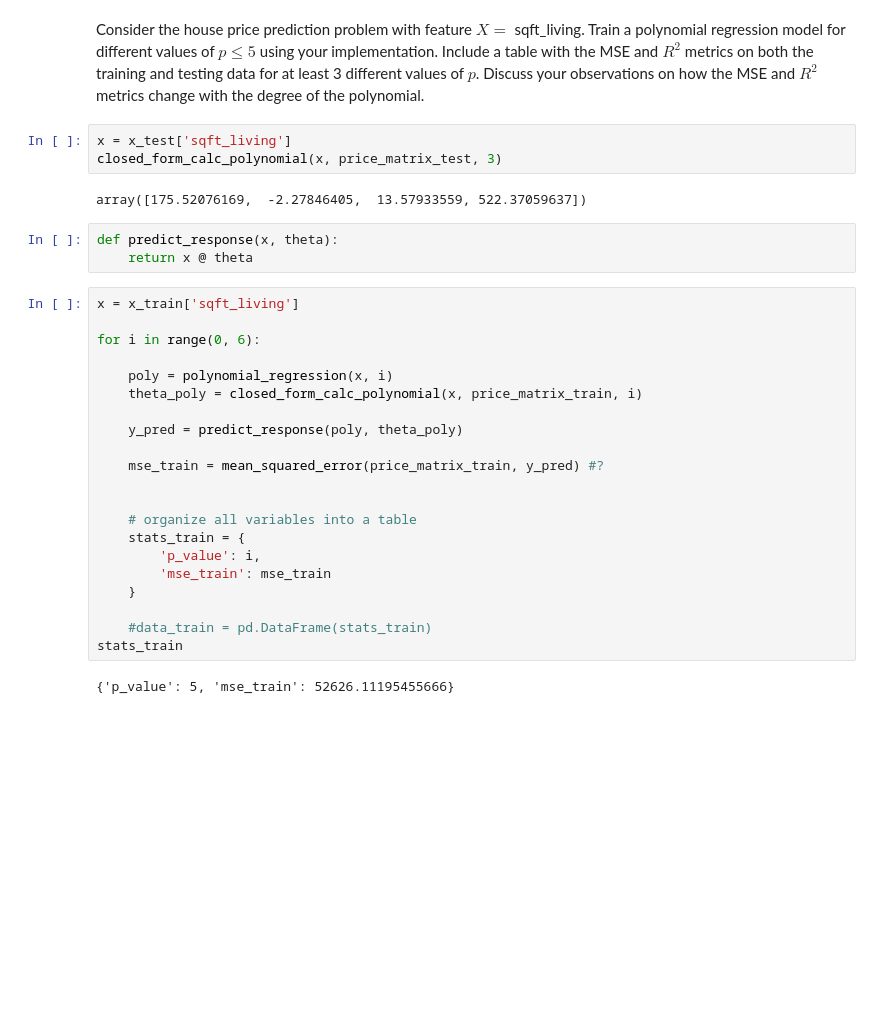
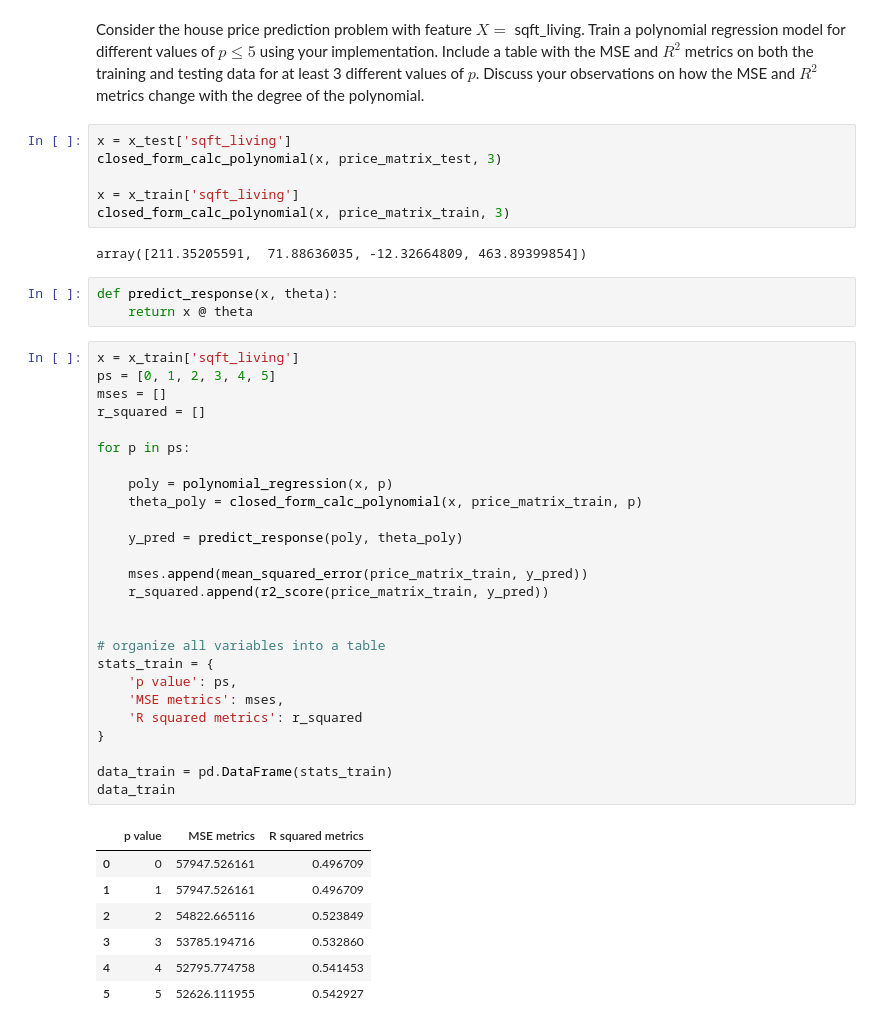
Before and after one commit to pponn/DS4400, a Jupyter notebook: HW2/problem4.ipynb, the cells around one changed output. Drawn from its saved outputs; the diff is of its cells as text; blank space fills up the shorter version.

```diff
--- a/HW2/problem4.ipynb
+++ b/HW2/problem4.ipynb
@@ -174,31 +166,45 @@ Consider the house price prediction problem with feature $X=$ sqft_living. Train
 # %%
 x = x_test['sqft_living']
 closed_form_calc_polynomial(x, price_matrix_test, 3)
+
+x = x_train['sqft_living']
+closed_form_calc_polynomial(x, price_matrix_train, 3)
 # %% [output]
-array([175.52076169,  -2.27846405,  13.57933559, 522.37059637])
+array([211.35205591,  71.88636035, -12.32664809, 463.89399854])
 # %%
 def predict_response(x, theta):
     return x @ theta
 # %%
 x = x_train['sqft_living']
+ps = [0, 1, 2, 3, 4, 5]
+mses = []
+r_squared = []
 
-for i in range(0, 6):
+for p in ps:
 
-    poly = polynomial_regression(x, i)
-    theta_poly = closed_form_calc_polynomial(x, price_matrix_train, i)
+    poly = polynomial_regression(x, p)
+    theta_poly = closed_form_calc_polynomial(x, price_matrix_train, p)
 
     y_pred = predict_response(poly, theta_poly)
 
-    mse_train = mean_squared_error(price_matrix_train, y_pred) #?
+    mses.append(mean_squared_error(price_matrix_train, y_pred))
+    r_squared.append(r2_score(price_matrix_train, y_pred))
 
 
-    # organize all variables into a table
-    stats_train = {
-        'p_value': i,
-        'mse_train': mse_train
-    }
+# organize all variables into a table
+stats_train = {
+    'p value': ps,
+    'MSE metrics': mses,
+    'R squared metrics': r_squared
+}
 
-    #data_train = pd.DataFrame(stats_train)
-stats_train
+data_train = pd.DataFrame(stats_train)
+data_train
 # %% [output]
-{'p_value': 5, 'mse_train': 52626.11195455666}
+|  | p value | MSE metrics | R squared metrics |
+| 0 | 0 | 57947.526161 | 0.496709 |
+| 1 | 1 | 57947.526161 | 0.496709 |
+| 2 | 2 | 54822.665116 | 0.523849 |
+| 3 | 3 | 53785.194716 | 0.532860 |
+| 4 | 4 | 52795.774758 | 0.541453 |
+| 5 | 5 | 52626.111955 | 0.542927 |
```
Also changed, not shown: parts of 2 cells of this notebook.
